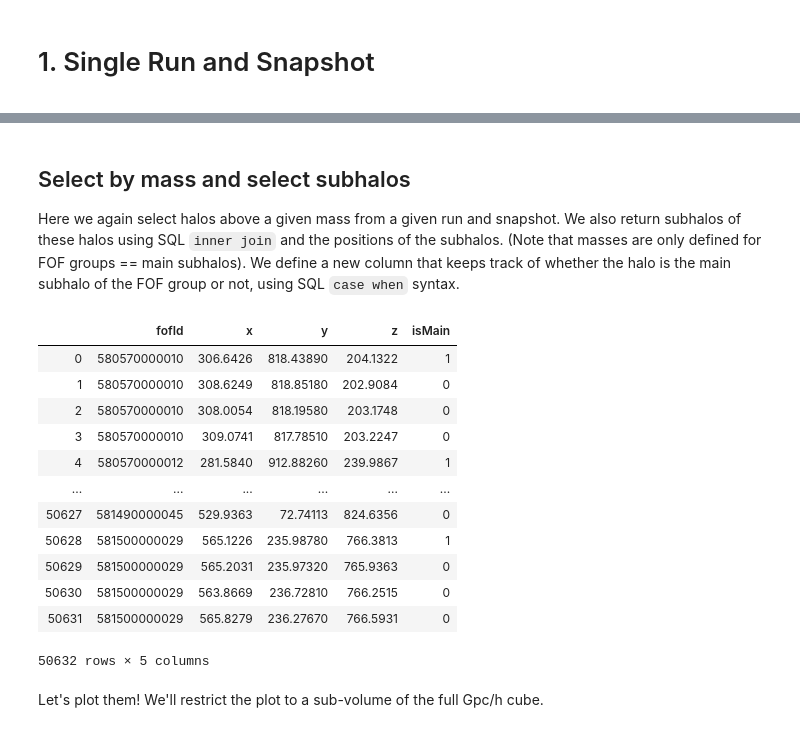
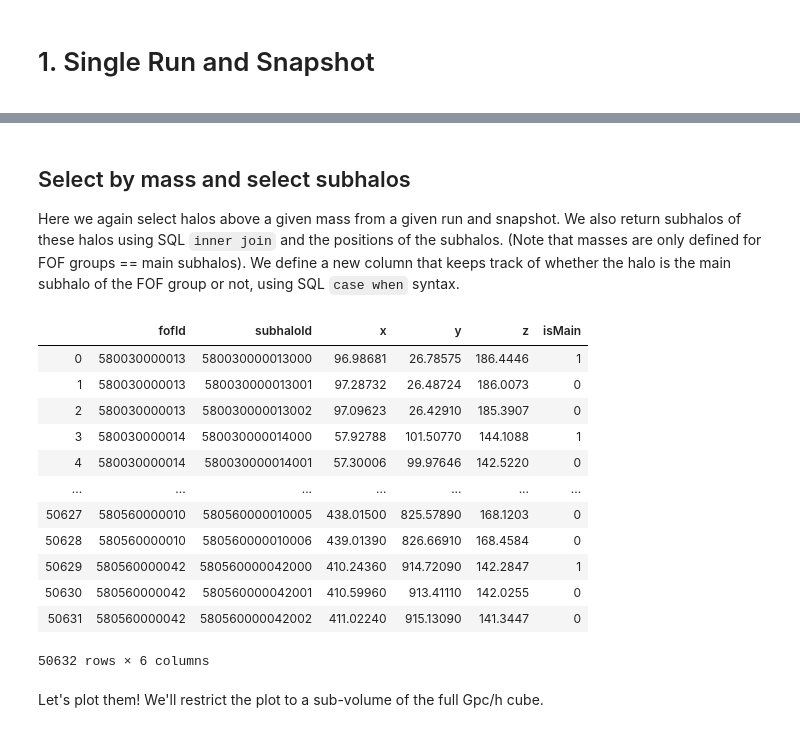
Before and after one commit to bfalck/indra-tools, a Jupyter notebook: database_examples.ipynb, the cells around one changed output, grey strips where cells are left out. Cells and saved outputs as stored; diff of their text form; code cells hidden in the pictures.

```diff
--- a/database_examples.ipynb
+++ b/database_examples.ipynb
@@ -69,3 +75,6 @@ Note that the masses are in units of 1e10 Msun/h (unlike the binary catalog), ra
 
 Here we select halos above a given mass from a single run and snapshot. We define the minimum mass in the table's units of 1e10 Msun/h but return masses in units of Msun/h.
+# %%
+bigNumFOF = np.int(1e10)
+bigNumSub = np.int(1e3)*bigNumFOF
 # %%
@@ -92,32 +113,32 @@ cj.executeQuery(sql,context)
 # %% [markdown]
 ## Select by mass and select subhalos
-<a id="single2"></a>
+<a id="singlejoin"></a>
 
 Here we again select halos above a given mass from a given run and snapshot. We also return subhalos of these halos using SQL `inner join` and the positions of the subhalos. (Note that masses are only defined for FOF groups == main subhalos). We define a new column that keeps track of whether the halo is the main subhalo of the FOF group or not, using SQL `case when` syntax.
 # %%
 minmass = 10000.  # So minmass = 1e4 corresponds to 1e14 Msun/h.
-sql = """select h.fofId, s.subhaloId, s.x, s.y, s.z,
+sql = f"""select h.fofId, s.subhaloId, s.x, s.y, s.z,
         case when h.firstSubhaloId = s.subhaloId then 1 else 0 end as isMain
-    from {foftable} h inner join {subtable} s
+    from {tablename_fof} h inner join {tablename_sub} s
     on h.fofId = s.fofId
-    and h.snapnum = {snapnum} and h.m_crit200 > {minmass}
-""".format(foftable=tablename_fof,subtable=tablename_sub,snapnum=snapnum,minmass=minmass)
+    and h.fofId between {snapnum}*{bigNumFOF} and {snapnum+1}*{bigNumFOF-1} and h.m_crit200 > {minmass}
+"""
 df = cj.executeQuery(sql,context)
 df
 # %% [output]
-|  | fofId | x | y | z | isMain |
-| 0 | 580570000010 | 306.6426 | 818.43890 | 204.1322 | 1 |
-| 1 | 580570000010 | 308.6249 | 818.85180 | 202.9084 | 0 |
-| 2 | 580570000010 | 308.0054 | 818.19580 | 203.1748 | 0 |
-| 3 | 580570000010 | 309.0741 | 817.78510 | 203.2247 | 0 |
-| 4 | 580570000012 | 281.5840 | 912.88260 | 239.9867 | 1 |
-| ... | ... | ... | ... | ... | ... |
-| 50627 | 581490000045 | 529.9363 | 72.74113 | 824.6356 | 0 |
-| 50628 | 581500000029 | 565.1226 | 235.98780 | 766.3813 | 1 |
-| 50629 | 581500000029 | 565.2031 | 235.97320 | 765.9363 | 0 |
-| 50630 | 581500000029 | 563.8669 | 236.72810 | 766.2515 | 0 |
-| 50631 | 581500000029 | 565.8279 | 236.27670 | 766.5931 | 0 |
+|  | fofId | subhaloId | x | y | z | isMain |
+| 0 | 580030000013 | 580030000013000 | 96.98681 | 26.78575 | 186.4446 | 1 |
+| 1 | 580030000013 | 580030000013001 | 97.28732 | 26.48724 | 186.0073 | 0 |
+| 2 | 580030000013 | 580030000013002 | 97.09623 | 26.42910 | 185.3907 | 0 |
+| 3 | 580030000014 | 580030000014000 | 57.92788 | 101.50770 | 144.1088 | 1 |
+| 4 | 580030000014 | 580030000014001 | 57.30006 | 99.97646 | 142.5220 | 0 |
+| ... | ... | ... | ... | ... | ... | ... |
+| 50627 | 580560000010 | 580560000010005 | 438.01500 | 825.57890 | 168.1203 | 0 |
+| 50628 | 580560000010 | 580560000010006 | 439.01390 | 826.66910 | 168.4584 | 0 |
+| 50629 | 580560000042 | 580560000042000 | 410.24360 | 914.72090 | 142.2847 | 1 |
+| 50630 | 580560000042 | 580560000042001 | 410.59960 | 913.41110 | 142.0255 | 0 |
+| 50631 | 580560000042 | 580560000042002 | 411.02240 | 915.13090 | 141.3447 | 0 |
-50632 rows × 5 columns
+50632 rows × 6 columns
 # %% [markdown]
 Let's plot them! We'll restrict the plot to a sub-volume of the full Gpc/h cube.
 # %%
```
Also changed, not shown: parts of 19 cells of this notebook.
